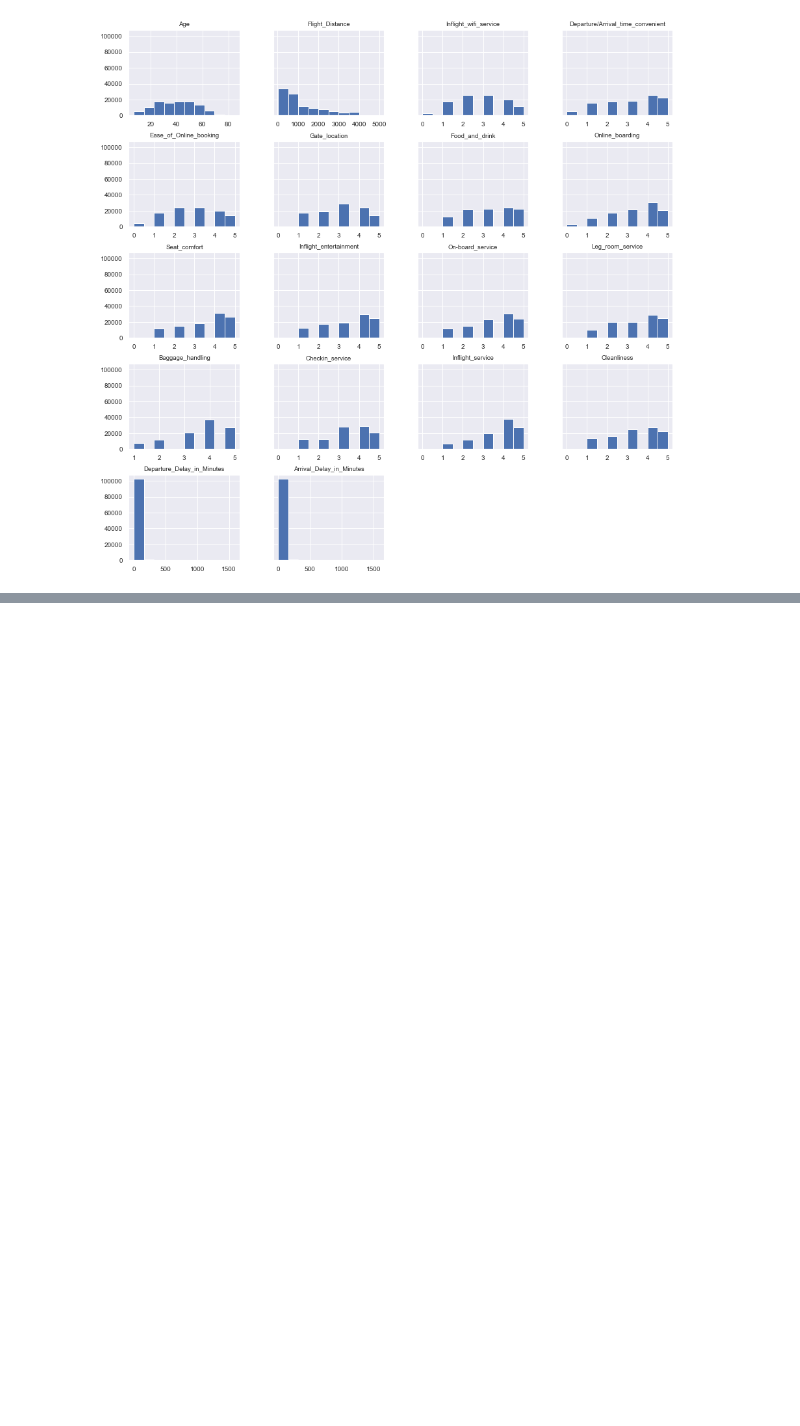
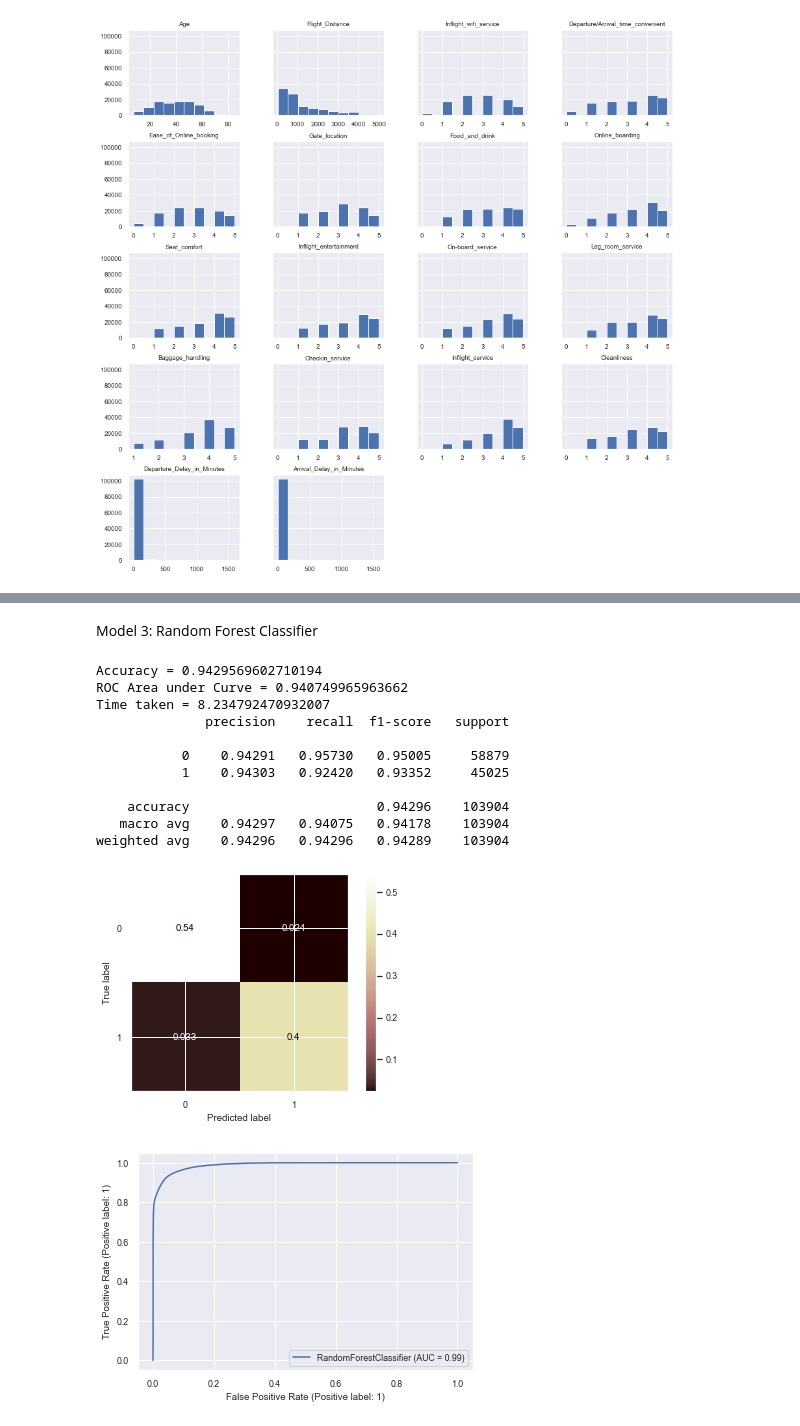
Before and after one commit to speplinski3/G3_Santander_Customer_Satisfaction, a Jupyter notebook: Final_Code.ipynb, the cells around one changed output, grey strips where cells are left out. Drawn from its saved outputs; the diff is of its cells as text; code cells hidden in the pictures; blank space fills up the shorter version.

```diff
--- a/Final_Code.ipynb
+++ b/Final_Code.ipynb
@@ -313,0 +448,27 @@ Higher correlation with satisfaction: Type_of_Travel, Class, Online_boarding, Se
+# %% [markdown]
+Model 3: Random Forest Classifier
+# %%
+from sklearn.ensemble import RandomForestClassifier
+
+params_rf = {'max_depth': 16,
+             'min_samples_leaf': 1,
+             'min_samples_split': 2,
+             'n_estimators': 100,
+             'random_state': 12345}
+
+model_rf = RandomForestClassifier(**params_rf)
+model_rf, accuracy_rf, roc_auc_rf, tt_rf = run_model(model_rf, X_train, y_train, X_test, y_test)
+# %% [output]
+Accuracy = 0.9429569602710194
+ROC Area under Curve = 0.940749965963662
+Time taken = 8.234792470932007
+              precision    recall  f1-score   support
+
+           0    0.94291   0.95730   0.95005     58879
+           1    0.94303   0.92420   0.93352     45025
+
+    accuracy                        0.94296    103904
+   macro avg    0.94297   0.94075   0.94178    103904
+weighted avg    0.94296   0.94296   0.94289    103904
+[figure, added]
+[figure, added]
```
Also changed, not shown: parts of 47 cells of this notebook.
